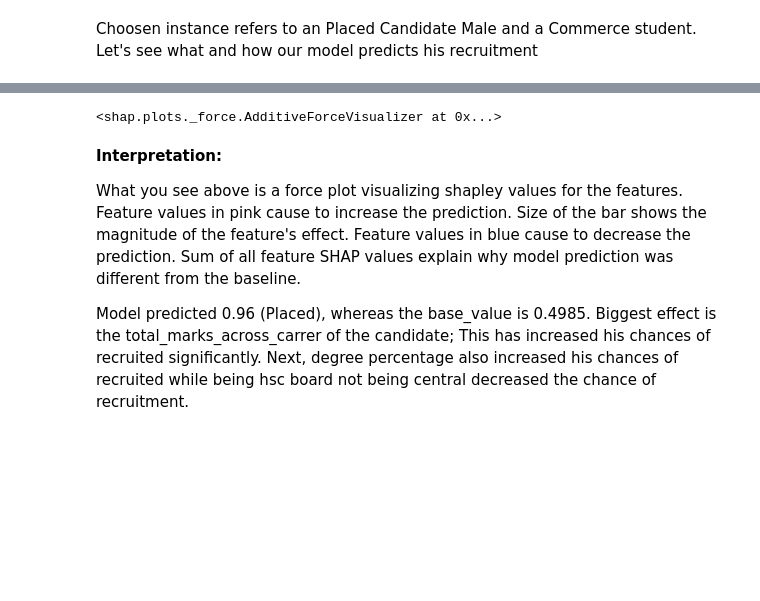
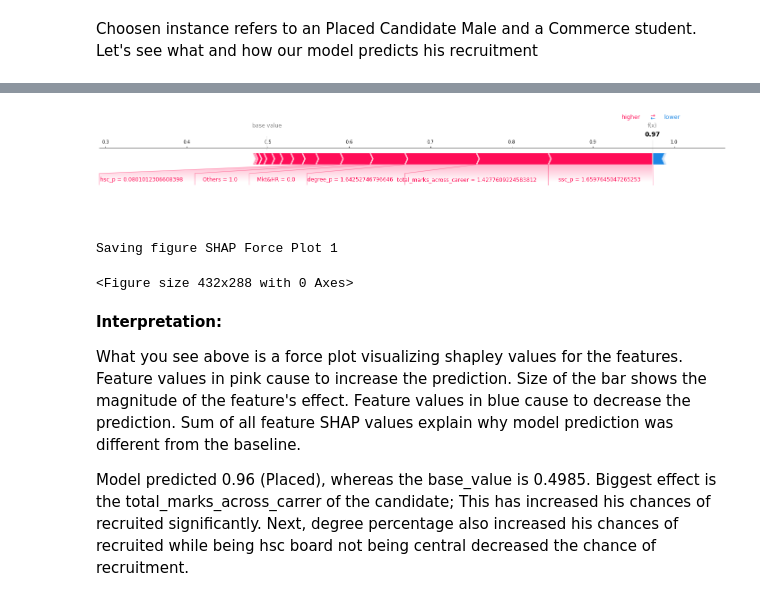
Before and after one commit to Kirushikesh/Campus_Recruitment_Prediction, a Jupyter notebook: CR_Machine_Learning.ipynb, the cells around one changed output, grey strips where cells are left out. Drawn from its saved outputs; the diff is of its cells as text; code cells hidden in the pictures; blank space fills up the shorter version.

```diff
--- a/CR_Machine_Learning.ipynb
+++ b/CR_Machine_Learning.ipynb
@@ -1000,11 +1004,16 @@ Choosen instance refers to an Placed Candidate Male and a Commerce student. Let'
 # %%
 shap_values = explainer.shap_values(choosen_instance)
 
 shap.initjs()
-shap.force_plot(explainer.expected_value[1], shap_values[1], choosen_instance)
+shap.force_plot(explainer.expected_value[1], shap_values[1], choosen_instance,matplotlib=True,figsize=(25,3))
+
+save_fig('SHAP Force Plot 1')
+plt.show()
 # %% [output]
 [interactive output not drawn]
+[figure, added]
-<shap.plots._force.AdditiveForceVisualizer at 0x...>
+Saving figure SHAP Force Plot 1
+<Figure size 432x288 with 0 Axes>
 # %% [markdown]
 **Interpretation:**
 
```
Also changed, not shown: parts of 3 cells of this notebook.
